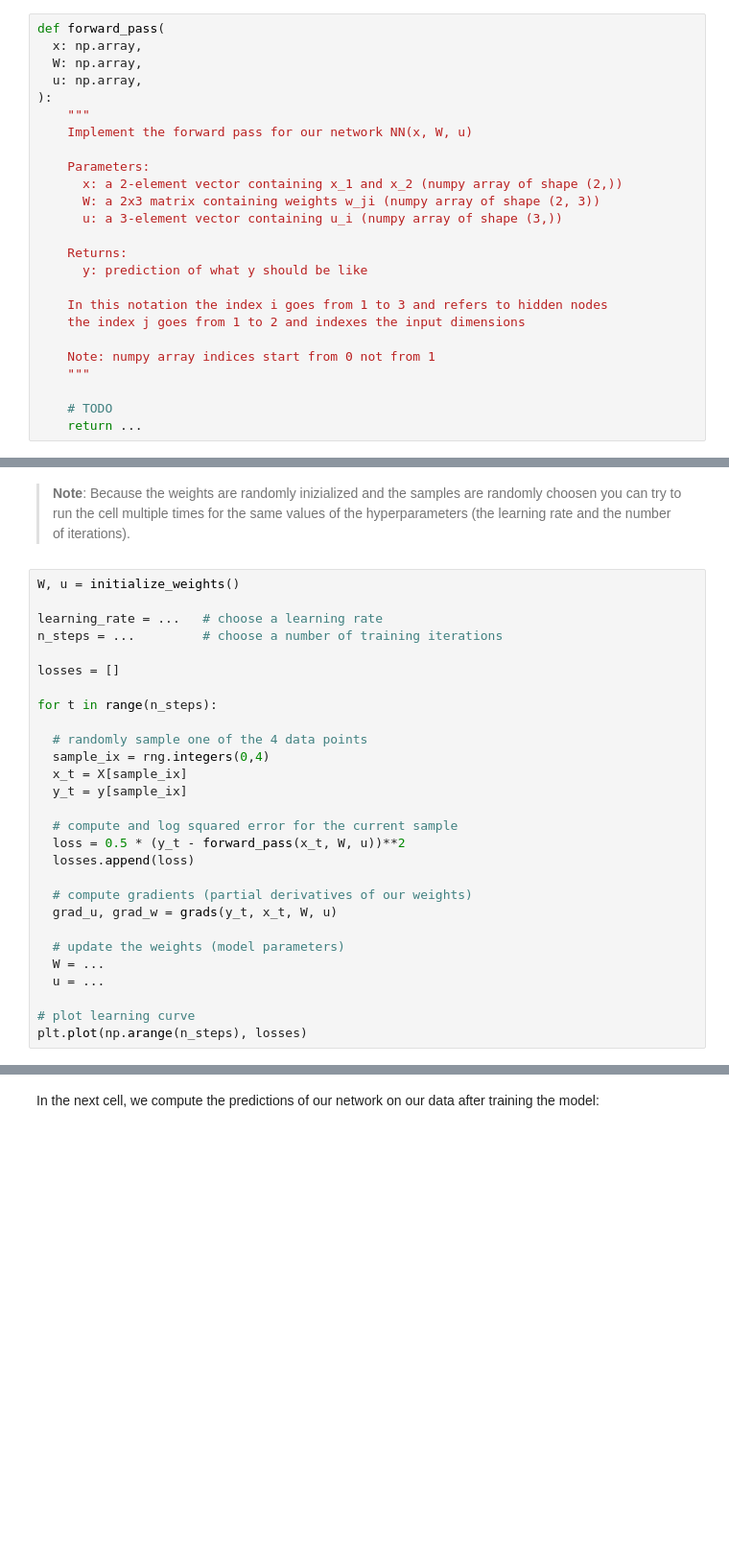
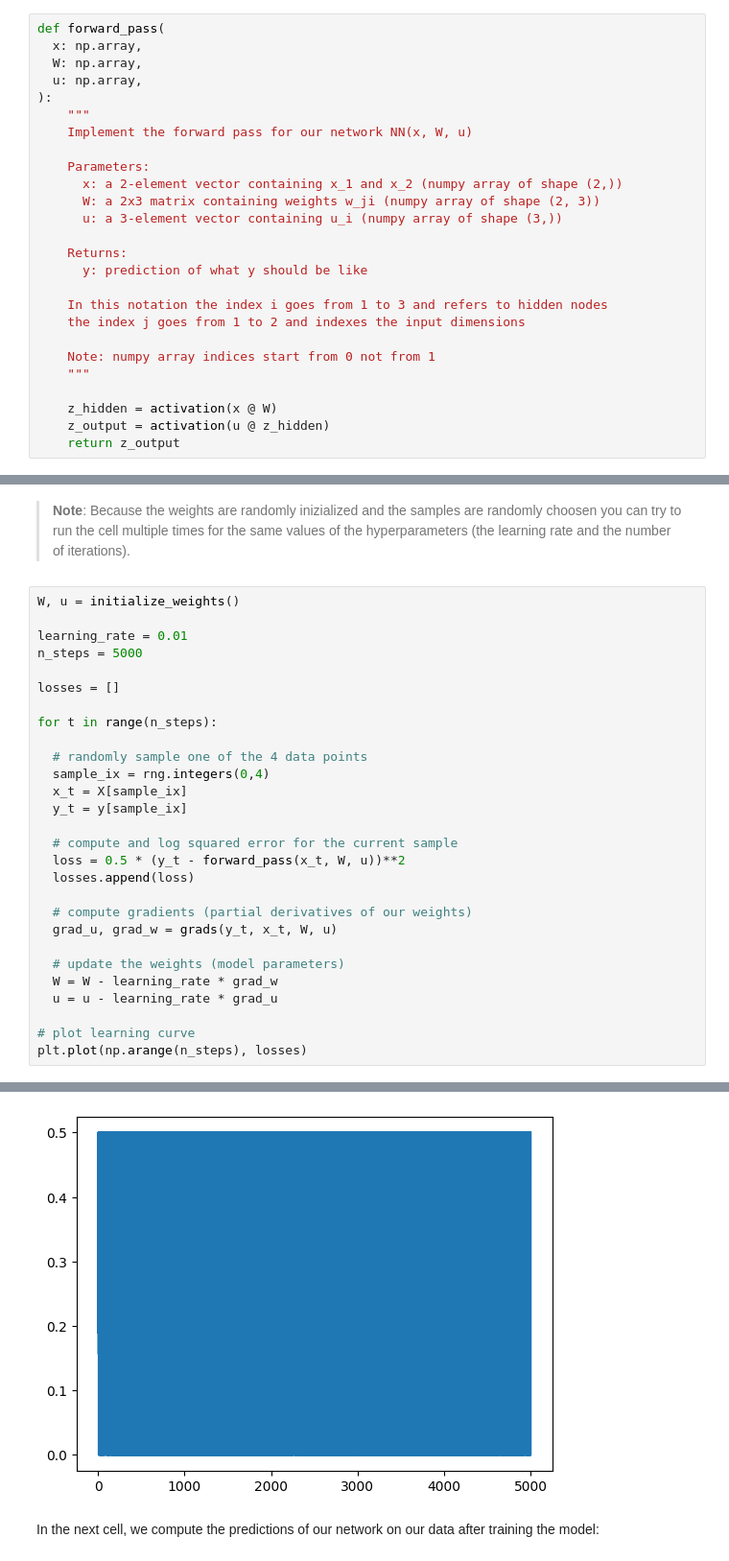
Before and after one commit to ehnuShim/IML_FS26, a Jupyter notebook: week6/L06_Neural_Networks.ipynb, the cells around one changed output, grey strips where cells are left out. Shown at 96% size. Cells and saved outputs as stored; diff of their text form; blank space fills up the shorter version.

```diff
--- a/week6/L06_Neural_Networks.ipynb
+++ b/week6/L06_Neural_Networks.ipynb
@@ -222,8 +229,9 @@ def forward_pass(
     Note: numpy array indices start from 0 not from 1
     """
 
-    # TODO
-    return ...
+    z_hidden = activation(x @ W)
+    z_output = activation(u @ z_hidden)
+    return z_output
 # %% [markdown]
 In the next cell, we compute the predictions of our network for our data:
 # %%
@@ -312,8 +326,8 @@ where $\alpha$ denotes the learning rate.
 # %%
 W, u = initialize_weights()
 
-learning_rate = ...   # choose a learning rate
-n_steps = ...         # choose a number of training iterations
+learning_rate = 0.01
+n_steps = 5000
 
 losses = []
 
@@ -332,8 +346,9 @@ for t in range(n_steps):
   grad_u, grad_w = grads(y_t, x_t, W, u)
 
   # update the weights (model parameters)
-  W = ...
-  u = ...
+  W = W - learning_rate * grad_w
+  u = u - learning_rate * grad_u
 
 # plot learning curve
 plt.plot(np.arange(n_steps), losses)
+# %% [output]
@@ -340,3 +356,4 @@ plt.plot(np.arange(n_steps), losses)
+[figure, added]
 # %% [markdown]
 In the next cell, we compute the predictions of our network on our data after training the model:
 # %%
```
Also changed, not shown: parts of 4 cells of this notebook.
